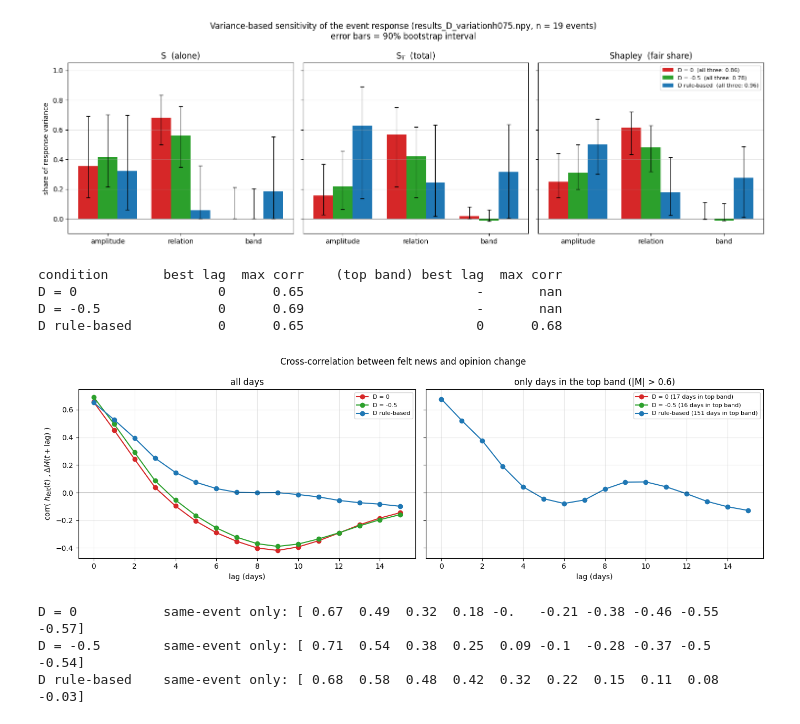
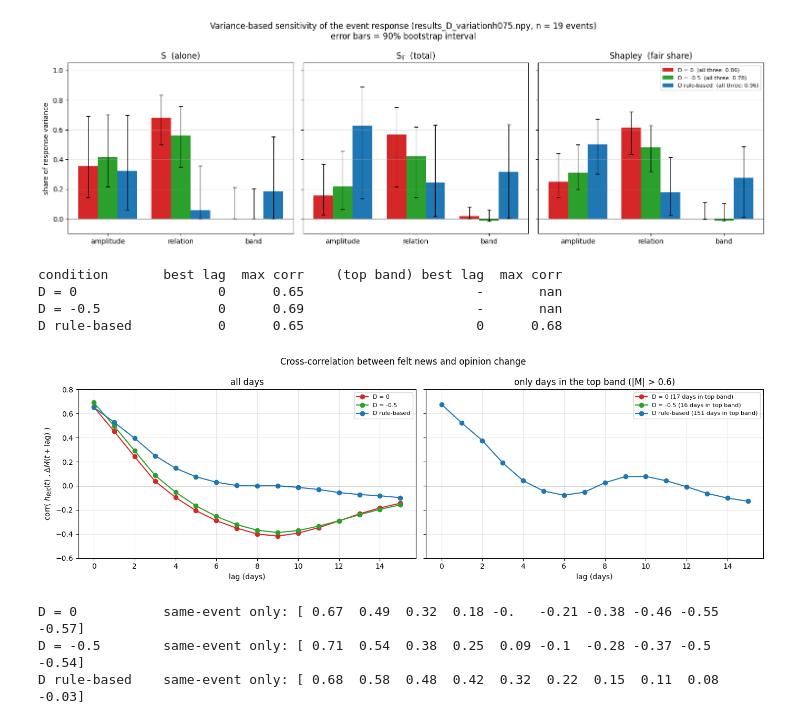
Before and after one commit to fadilaha/Ising-Model-on-Social-Opinion-Dynamic, a Jupyter notebook: Experiment_D_HeatBath_AB_BC_Residual.ipynb, the cells around one changed output. Drawn from its saved outputs; the diff is of its cells as text; code cells hidden in the pictures.

```diff
--- a/Experiment_D_HeatBath_AB_BC_Residual.ipynb
+++ b/Experiment_D_HeatBath_AB_BC_Residual.ipynb
@@ -140,7 +140,7 @@ def compute_D(M, Do, k, M_low=0.5, M_high=0.6):
         return Do * (1 + k * dM)
     else:
         dM = absM - M_high
-        return Do * (2.7 + k * dM)
+        return Do * (3 + k * dM)
 
 def absorption(age, rise=(0.20, 0.30, 0.50), peak=0.80, fade_days=10, residual=0.10):
     # Fraction of ONE raw news event that the agents feel, 'age' days after publication.
@@ -1620,34 +1246,35 @@ def xcorr(x, y, max_lag, mask=None):
     return np.array(out)
 
 fig, (axA, axB) = plt.subplots(1, 2, figsize=(14, 4.5), sharey=True)
 lags = np.arange(max_lag + 1)
 print(f"{'condition':15s} {'best lag':>8s} {'max corr':>9s}   {'(top band) best lag':>20s} {'max corr':>9s}")
 for name in names:
     M = np.asarray(R[name]['M'], dtype=float)
     h = np.asarray(R[name]['h_felt'], dtype=float)
     dM = np.diff(M)                      # dM[t] = M[t+1] - M[t]
     hh = h[:len(dM)]
     c_all = xcorr(hh, dM, max_lag)
     top = np.abs(M[:len(dM)]) > 0.6      # only times when the society sat in the top band
     c_top = xcorr(hh, dM, max_lag, mask=top) if top.sum() > 20 else np.full(max_lag + 1, np.nan)
     axA.plot(lags, c_all, 'o-', color=colors.get(name), label=name)
     axB.plot(lags, c_top, 'o-', color=colors.get(name), label=f'{name} ({top.sum()} days in top band)')
     k = np.nanargmax(c_all)
     kt = np.nanargmax(c_top) if np.isfinite(c_top).any() else None
     print(f"{name:15s} {k:8d} {c_all[k]:9.2f}   {('-' if kt is None else kt):>20} "
           f"{(np.nan if kt is None else c_top[kt]):9.2f}")
 for ax, t in [(axA, 'all days'), (axB, 'only days in the top band (|M| > 0.6)')]:
     ax.axhline(0, color='k', lw=0.5); ax.set_xlabel('lag (days)'); ax.set_title(t)
     ax.grid(alpha=0.3); ax.legend(fontsize=8)
 axA.set_ylabel(r'corr( $h_{felt}(t)$ , $\Delta M(t+\mathrm{lag})$ )')
 plt.suptitle('Cross-correlation between felt news and opinion change')
+axA.set_ylim(-0.6, 0.8)
 plt.tight_layout(); plt.show()
 # %% [output]
 condition       best lag  max corr    (top band) best lag  max corr
 D = 0                  0      0.65                      -       nan
 D = -0.5               0      0.69                      -       nan
 D rule-based           0      0.65                      0      0.68
-[figure, old version]
+[figure, new version]
 # %%
 # check: is the dip still there when the next event is excluded?
 days = events[:, 0].astype(int)
```
Also changed, not shown: parts of 9 cells of this notebook.
